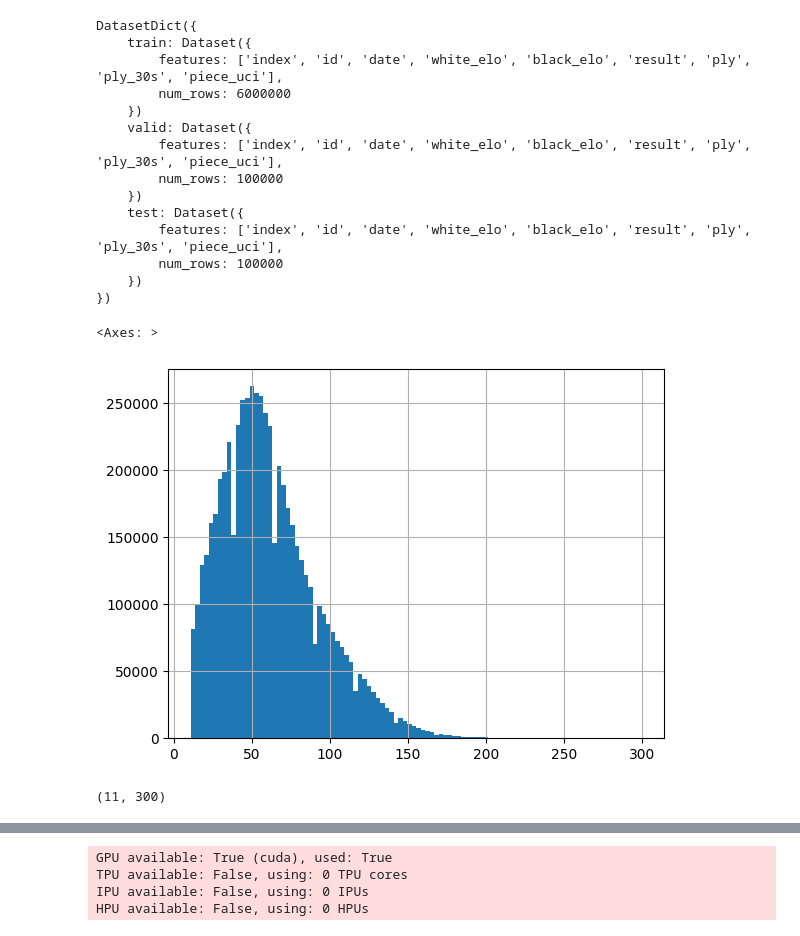
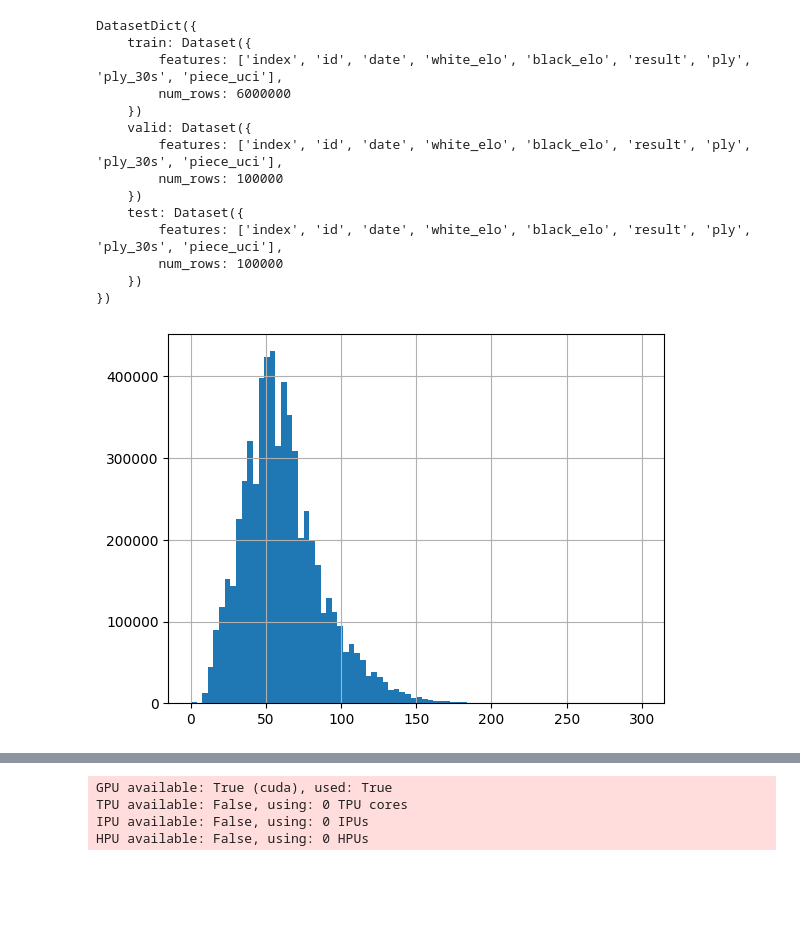
Before and after one commit to Kamil2601/nanoGPT-chess, a Jupyter notebook: elo_bins_training.ipynb, the cells around one changed output, grey strips where cells are left out. Drawn from its saved outputs; the diff is of its cells as text; code cells hidden in the pictures; blank space fills up the shorter version.

```diff
--- a/elo_bins_training.ipynb
+++ b/elo_bins_training.ipynb
@@ -19,5 +20,5 @@ from lightning_training import *
 # %%
-dataset = DatasetDict.load_from_disk("./data/huggingface_datasets/elo_bins/split/elo_1100")
+dataset = DatasetDict.load_from_disk("./data/huggingface_datasets/elo_bins/split/elo_1500")
 # %%
 dataset
 # %% [output]
@@ -35,15 +36,10 @@ DatasetDict({
         num_rows: 100000
     })
 })
-# %%
-train_df = dataset['train'].to_pandas()
-games = train_df['piece_uci']
-lengths = games.apply(lambda x: len(x.split()))
-lengths.hist(bins=100)
-# %% [output]
-<Axes: >
-[figure, removed]
-# %%
-min(lengths), max(lengths)
-# %% [output]
-(11, 300)
+# %%
+train_df = dataset['train'].to_pandas()
+lengths = train_df.apply(lambda row: row['ply_30s'] if row['ply_30s'] != -1 else row['ply'], axis=1)
+lengths.hist(bins=80)
+plt.show()
+# %% [output]
+[figure, added]
```
Also changed, not shown: parts of 15 cells of this notebook, 11 other files.
